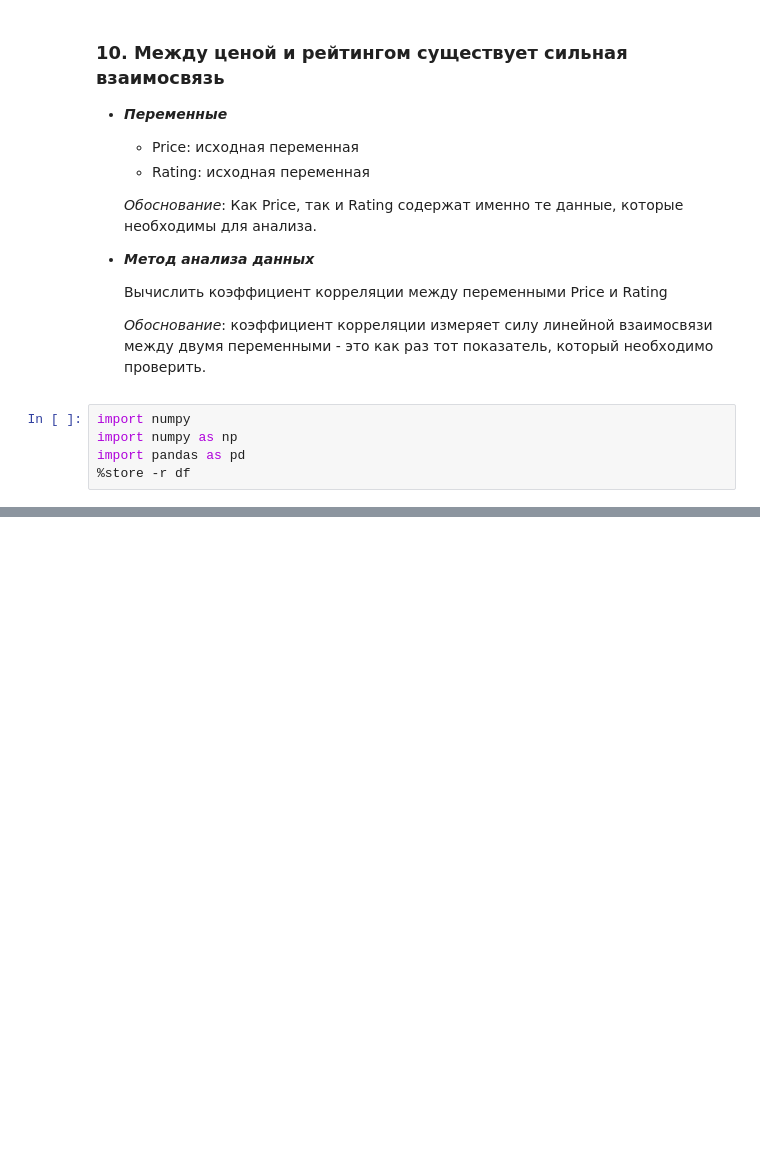
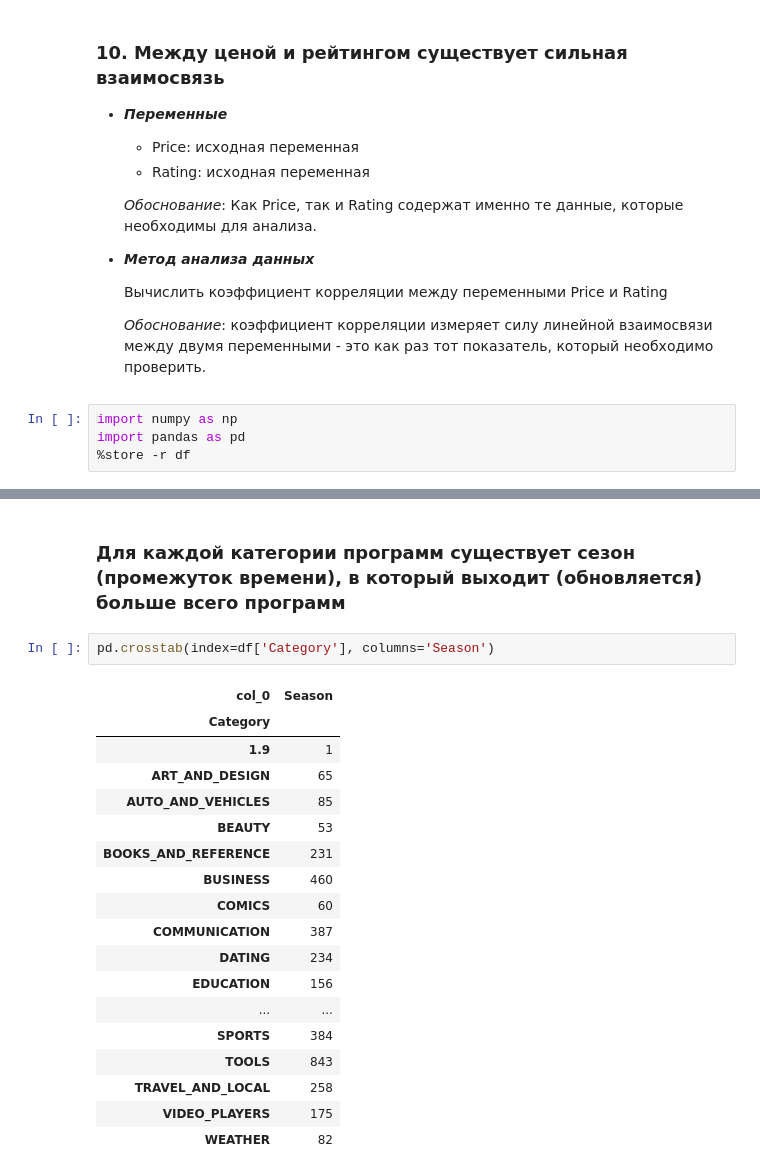
Before and after one commit to AlexeyShalaev/GooglePlayDataset, a Jupyter notebook: data_research.ipynb, the cells around one changed output, grey strips where cells are left out. Saved outputs shown, nothing was run; the diff lists cells and outputs as text; blank space fills up the shorter version.

Commit message:
UPD: requirements, data_, ADD: Season Model

```diff
--- a/data_research.ipynb
+++ b/data_research.ipynb
@@ -161,7 +161,6 @@
 
   _Обоснование_: коэффициент корреляции измеряет силу линейной взаимосвязи между двумя переменными - это как раз тот показатель, который необходимо проверить.
 # %%
-import numpy
 import numpy as np
 import pandas as pd
 %store -r df
@@ -174,3 +173,26 @@ df.head()
 | 2 | U Launcher Lite – FREE Live Cool ... | ART_AND_DESIGN | Rating.EXCELLENT | 87510.0 | 8700000.0 | 5000000.0 | Free | 0.0 | Everyone | Art & Design | ... |
 | 3 | Sketch - Draw & Paint | ART_AND_DESIGN | Rating.EXCELLENT | 215644.0 | 25000000.0 | 50000000.0 | Free | 0.0 | Teen | Art & Design | ... |
 | 4 | Pixel Draw - Number Art Coloring ... | ART_AND_DESIGN | Rating.EXCELLENT | 967.0 | 2800000.0 | 100000.0 | Free | 0.0 | Everyone | Art & Design;Creativity | ... |
+# %% [markdown]
+### Для каждой категории программ существует сезон (промежуток времени), в который выходит (обновляется) больше всего программ
+# %%
+pd.crosstab(index=df['Category'], columns='Season')
+# %% [output]
+| col_0 | Season |
+| Category |  |
+| 1.9 | 1 |
+| ART_AND_DESIGN | 65 |
+| AUTO_AND_VEHICLES | 85 |
+| BEAUTY | 53 |
+| BOOKS_AND_REFERENCE | 231 |
+| BUSINESS | 460 |
+| COMICS | 60 |
+| COMMUNICATION | 387 |
+| DATING | 234 |
+| EDUCATION | 156 |
+| ... | ... |
+| SPORTS | 384 |
+| TOOLS | 843 |
+| TRAVEL_AND_LOCAL | 258 |
+| VIDEO_PLAYERS | 175 |
+| WEATHER | 82 |
```
Also changed, not shown: parts of 9 cells of this notebook, 3 other files.
